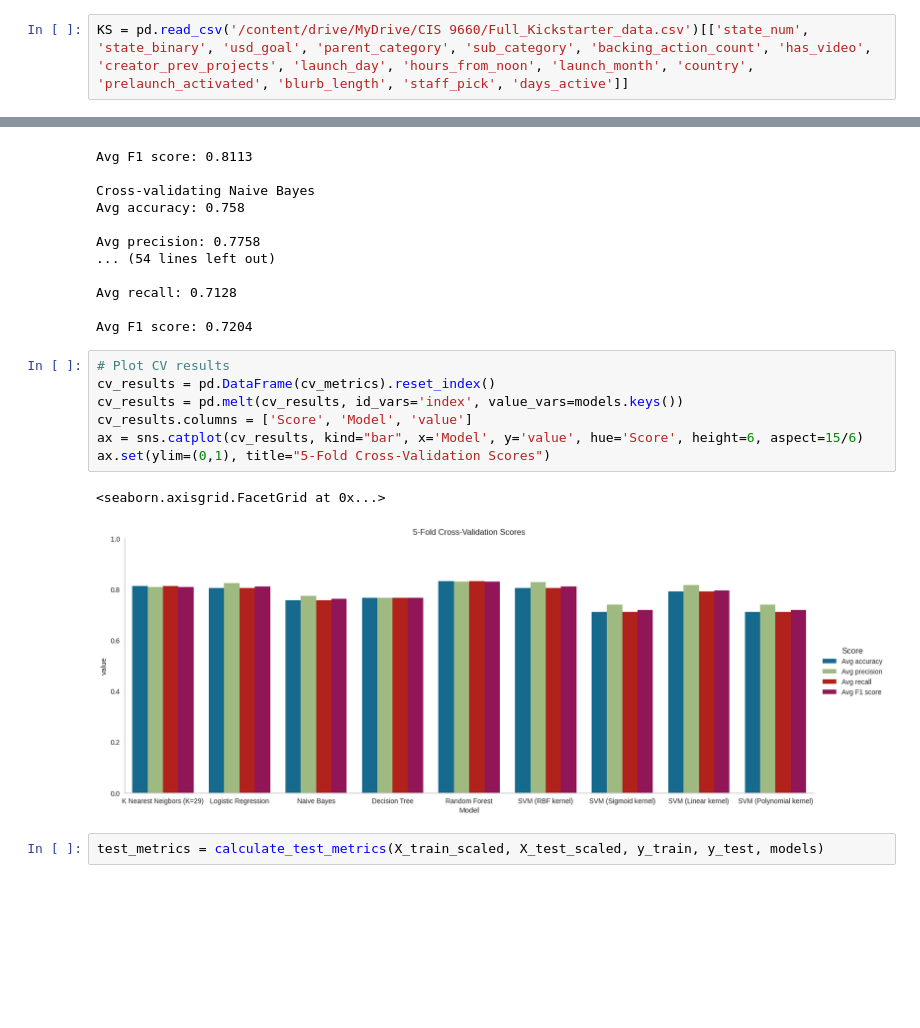
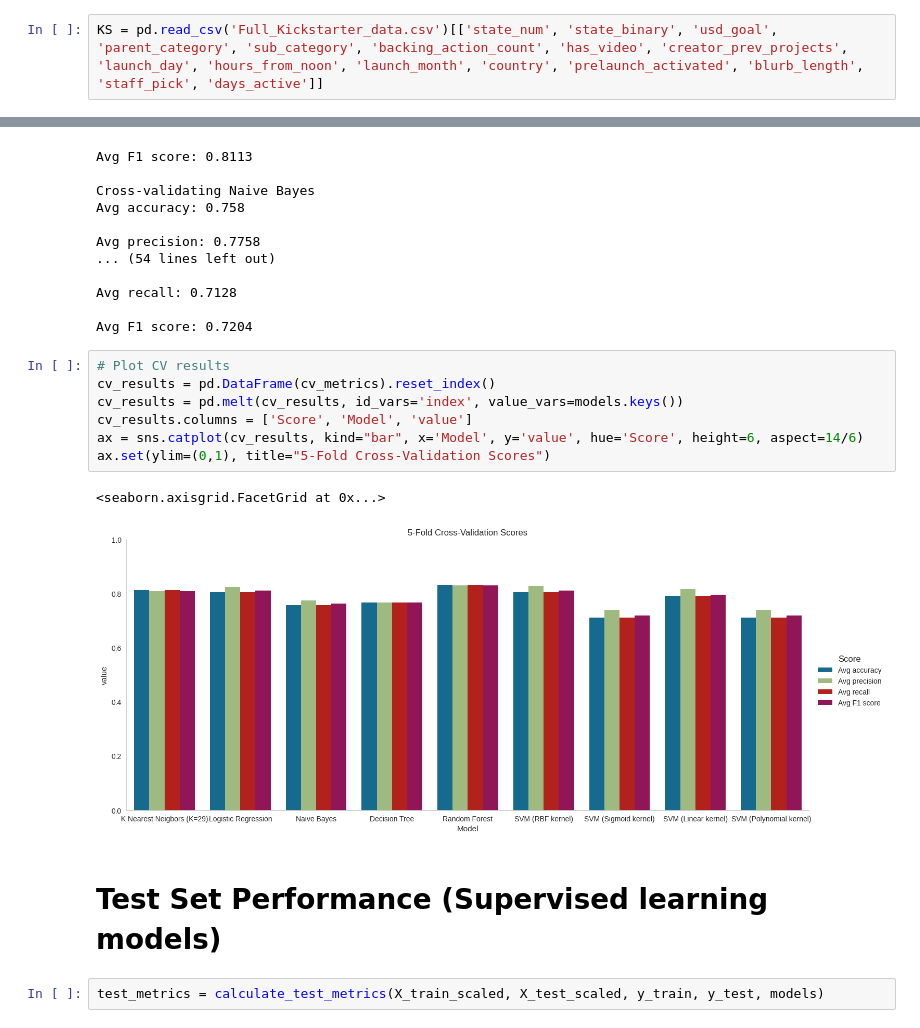
Before and after one commit to bennettJG/cis9660-project-2, a Jupyter notebook: Kickstarter_Campaign_Classification.ipynb, the cells around one changed output, grey strips where cells are left out. Saved outputs shown, nothing was run; the diff lists cells and outputs as text; blank space fills up the shorter version.

```diff
--- a/Kickstarter_Campaign_Classification.ipynb
+++ b/Kickstarter_Campaign_Classification.ipynb
@@ -59,7 +38,7 @@ KS_1.dropna(subset=['parent_category', 'sub_category'], inplace=True)
 # %% [markdown]
 Because the dataset was very large and model fitting with all 100,000+ rows (even after dropping those with missing data) was impractically slow on my computer, I decided to limit the dataset to campaigns launched in 2024 or 2025 (which would be most relevant to someone currently looking to launch a campaign, as trends in funding may have changed over time). I also capped the goal amount at $100,000 USD to remove a few outliers which may have distorted results otherwise.
 # %%
-KS = pd.read_csv('/content/drive/MyDrive/CIS 9660/Full_Kickstarter_data.csv')[['state_num', 'state_binary', 'usd_goal', 'parent_category', 'sub_category', 'backing_action_count', 'has_video', 'creator_prev_projects', 'launch_day', 'hours_from_noon', 'launch_month', 'country', 'prelaunch_activated', 'blurb_length', 'staff_pick', 'days_active']]
+KS = pd.read_csv('Full_Kickstarter_data.csv')[['state_num', 'state_binary', 'usd_goal', 'parent_category', 'sub_category', 'backing_action_count', 'has_video', 'creator_prev_projects', 'launch_day', 'hours_from_noon', 'launch_month', 'country', 'prelaunch_activated', 'blurb_length', 'staff_pick', 'days_active']]
 # %% [output]
 (33385, 15)
 (33385, 15)
@@ -325,13 +294,15 @@ Avg F1 score: 0.7204
 # %%
 # Plot CV results
 cv_results = pd.DataFrame(cv_metrics).reset_index()
 cv_results = pd.melt(cv_results, id_vars='index', value_vars=models.keys())
 cv_results.columns = ['Score', 'Model', 'value']
-ax = sns.catplot(cv_results, kind="bar", x='Model', y='value', hue='Score', height=6, aspect=15/6)
+ax = sns.catplot(cv_results, kind="bar", x='Model', y='value', hue='Score', height=6, aspect=14/6)
 ax.set(ylim=(0,1), title="5-Fold Cross-Validation Scores")
 # %% [output]
 <seaborn.axisgrid.FacetGrid at 0x...>
-[figure, old version]
+[figure, new version]
+# %% [markdown]
+# Test Set Performance (Supervised learning models)
 # %%
 test_metrics = calculate_test_metrics(X_train_scaled, X_test_scaled, y_train, y_test, models)
 # %% [output]
```
Also changed, not shown: parts of 10 cells of this notebook, 3 other files.
